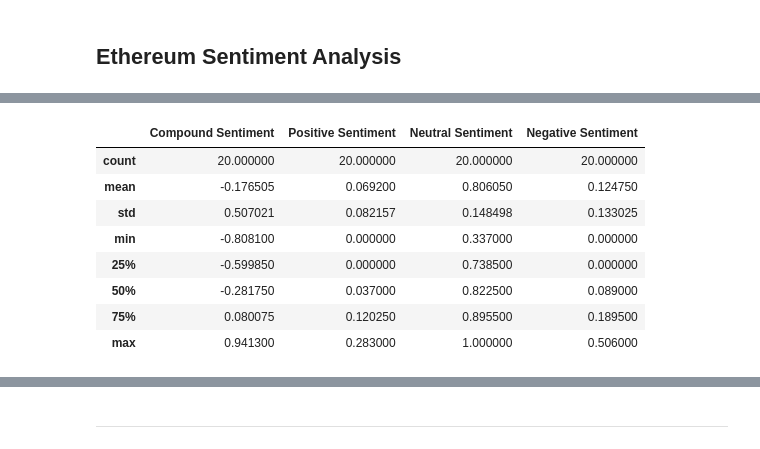
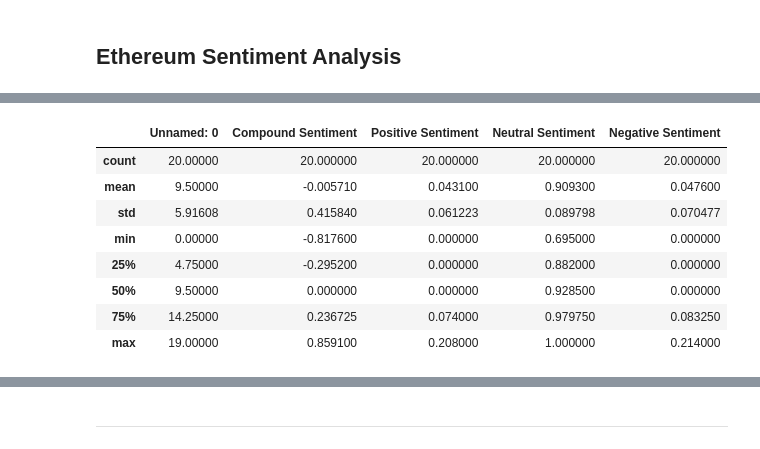
Before and after one commit to softdevad/HW_12-Crypto_Asset_NLP_and_Sentiment, a Jupyter notebook: Starter_Code/crypto_sentiment.ipynb, the cells around one changed output, grey strips where cells are left out. Saved outputs shown, nothing was run; the diff lists cells and outputs as text; code cells hidden in the pictures.

```diff
--- a/Starter_Code/crypto_sentiment.ipynb
+++ b/Starter_Code/crypto_sentiment.ipynb
@@ -116,3 +116,5 @@ retrieving news from: 2021-09-20 19:10:05
+# %%
+btc_articles_df = pd.read_csv('btc_articles_df_2021-09-26.csv')
 # %%
 btc_articles_df.shape
 # %% [output]
@@ -302,15 +344,15 @@ btc_sentiment_df
 # %%
 # Describe the Bitcoin Sentiment
-btc_sentiment_df.describe()
+btc_articles_df.describe()
 # %% [output]
-|  | Compound Sentiment | Positive Sentiment | Neutral Sentiment | Negative Sentiment |
-| count | 20.000000 | 20.000000 | 20.000000 | 20.000000 |
-| mean | -0.176505 | 0.069200 | 0.806050 | 0.124750 |
-| std | 0.507021 | 0.082157 | 0.148498 | 0.133025 |
-| min | -0.808100 | 0.000000 | 0.337000 | 0.000000 |
-| 25% | -0.599850 | 0.000000 | 0.738500 | 0.000000 |
-| 50% | -0.281750 | 0.037000 | 0.822500 | 0.089000 |
-| 75% | 0.080075 | 0.120250 | 0.895500 | 0.189500 |
-| max | 0.941300 | 0.283000 | 1.000000 | 0.506000 |
+|  | Unnamed: 0 | Compound Sentiment | Positive Sentiment | Neutral Sentiment | Negative Sentiment |
+| count | 20.00000 | 20.000000 | 20.000000 | 20.000000 | 20.000000 |
+| mean | 9.50000 | -0.005710 | 0.043100 | 0.909300 | 0.047600 |
+| std | 5.91608 | 0.415840 | 0.061223 | 0.089798 | 0.070477 |
+| min | 0.00000 | -0.817600 | 0.000000 | 0.695000 | 0.000000 |
+| 25% | 4.75000 | -0.295200 | 0.000000 | 0.882000 | 0.000000 |
+| 50% | 9.50000 | 0.000000 | 0.000000 | 0.928500 | 0.000000 |
+| 75% | 14.25000 | 0.236725 | 0.074000 | 0.979750 | 0.083250 |
+| max | 19.00000 | 0.859100 | 0.208000 | 1.000000 | 0.214000 |
 # %%
 # Describe the Ethereum Sentiment
```
Also changed, not shown: parts of 66 cells of this notebook, 4 other files.
